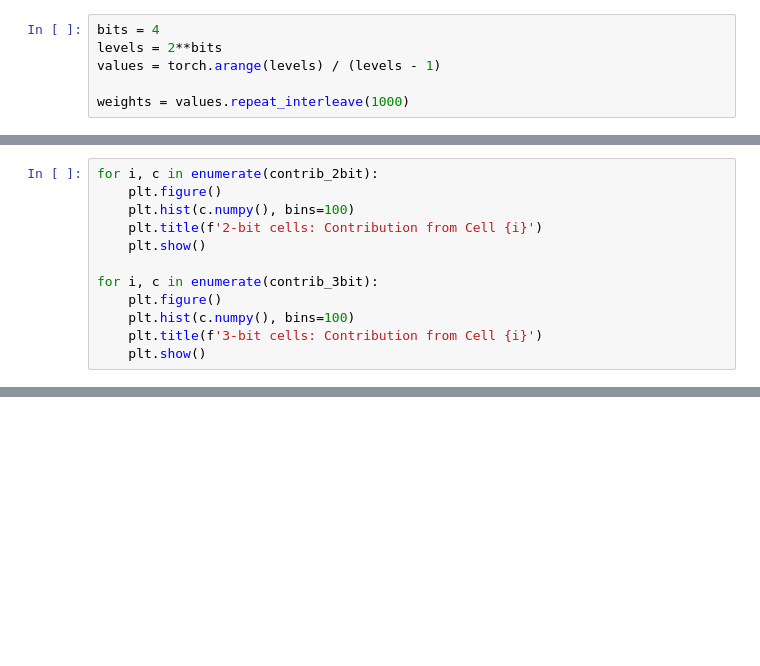
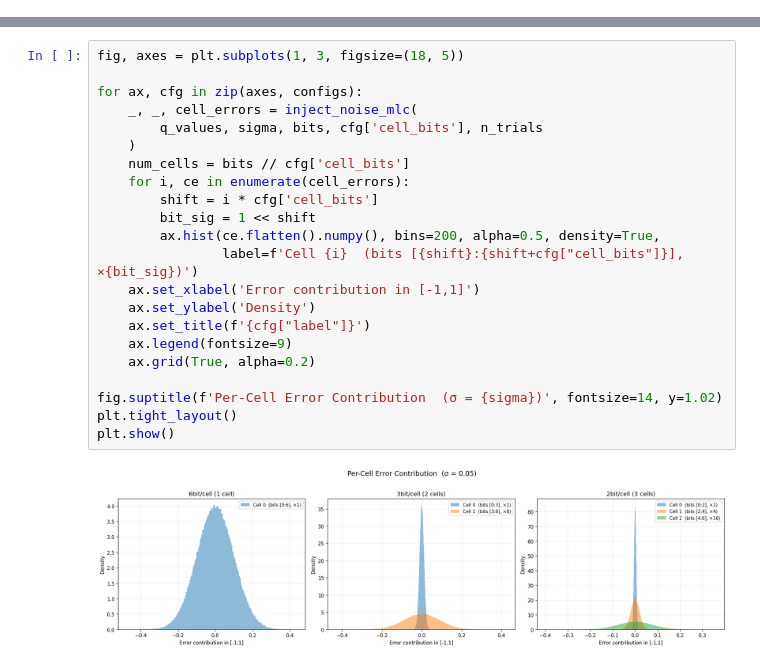
Before and after one commit to yuuharu11/LNN-control, a Jupyter notebook: robomimic/myscript/ipynb/mlc_cell_noise_visualization.ipynb, the cells around one changed output, grey strips where cells are left out. Drawn from its saved outputs; the diff is of its cells as text; blank space fills up the shorter version.

```diff
--- a/robomimic/myscript/ipynb/mlc_cell_noise_visualization.ipynb
+++ b/robomimic/myscript/ipynb/mlc_cell_noise_visualization.ipynb
@@ -76,6 +22,0 @@ def injection_error_mlc(params, sigma=0.01, shift=0.00, bits=4, cell_bits=2):
-# %%
-bits = 4
-levels = 2**bits
-values = torch.arange(levels) / (levels - 1)
-
-weights = values.repeat_interleave(1000)
@@ -100,12 +154,0 @@ plt.show()
-# %%
-for i, c in enumerate(contrib_2bit):
-    plt.figure()
-    plt.hist(c.numpy(), bins=100)
-    plt.title(f'2-bit cells: Contribution from Cell {i}')
-    plt.show()
-
-for i, c in enumerate(contrib_3bit):
-    plt.figure()
-    plt.hist(c.numpy(), bins=100)
-    plt.title(f'3-bit cells: Contribution from Cell {i}')
-    plt.show()
@@ -116,0 +155,24 @@ for i, c in enumerate(contrib_3bit):
+# %%
+fig, axes = plt.subplots(1, 3, figsize=(18, 5))
+
+for ax, cfg in zip(axes, configs):
+    _, _, cell_errors = inject_noise_mlc(
+        q_values, sigma, bits, cfg['cell_bits'], n_trials
+    )
+    num_cells = bits // cfg['cell_bits']
+    for i, ce in enumerate(cell_errors):
+        shift = i * cfg['cell_bits']
+        bit_sig = 1 << shift
+        ax.hist(ce.flatten().numpy(), bins=200, alpha=0.5, density=True,
+                label=f'Cell {i}  (bits [{shift}:{shift+cfg["cell_bits"]}], ×{bit_sig})')
+    ax.set_xlabel('Error contribution in [-1,1]')
+    ax.set_ylabel('Density')
+    ax.set_title(f'{cfg["label"]}')
+    ax.legend(fontsize=9)
+    ax.grid(True, alpha=0.2)
+
+fig.suptitle(f'Per-Cell Error Contribution  (σ = {sigma})', fontsize=14, y=1.02)
+plt.tight_layout()
+plt.show()
+# %% [output]
+[figure, added]
```
Also changed, not shown: parts of 20 cells of this notebook, 14 other files.
